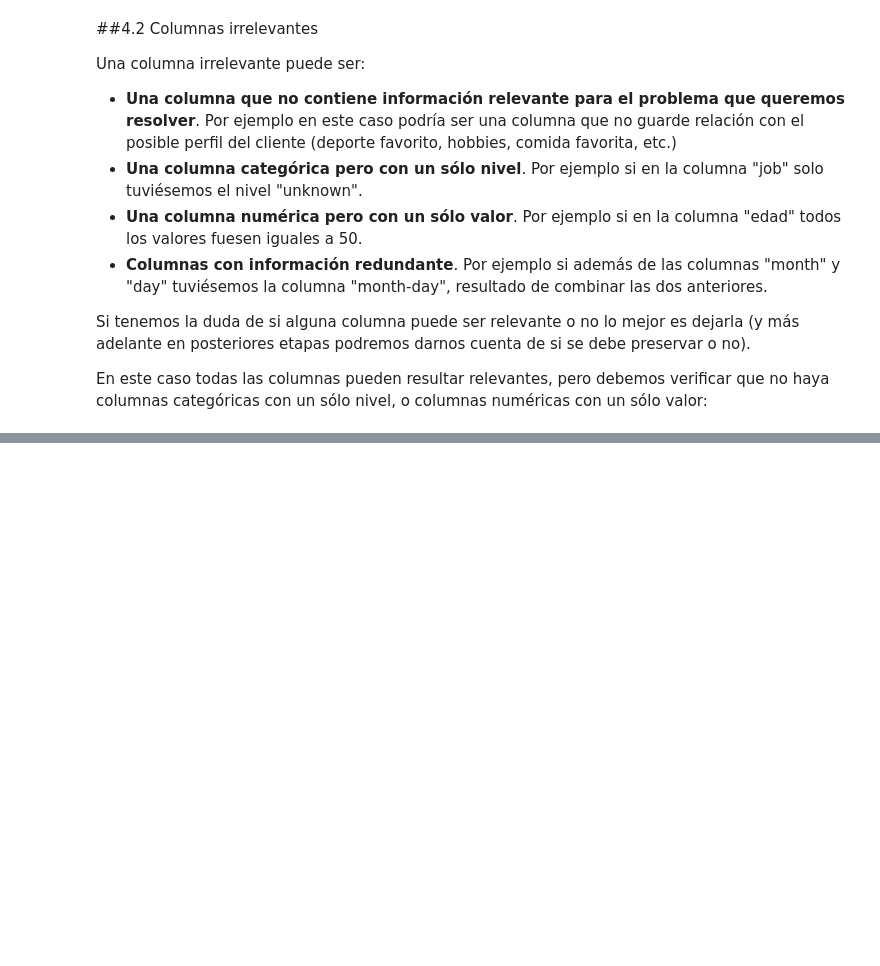
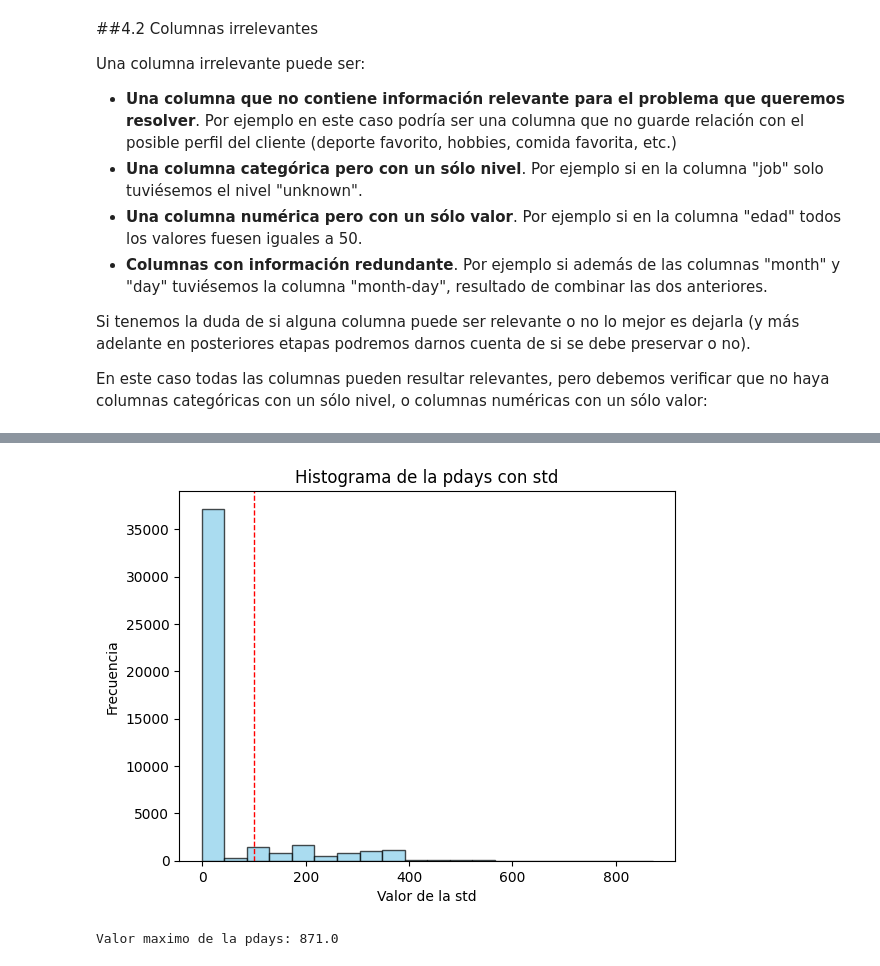
Before and after one commit to Dagnne/TalentoTechDag, a Jupyter notebook: Dagnne_Limpieza_datos.ipynb, the cells around one changed output, grey strips where cells are left out. Drawn from its saved outputs; the diff is of its cells as text; code cells hidden in the pictures; blank space fills up the shorter version.

```diff
--- a/Dagnne_Limpieza_datos.ipynb
+++ b/Dagnne_Limpieza_datos.ipynb
@@ -168,0 +168,22 @@ Columna y: 2 subniveles
+# %%
+# Graficar un histograma de la std del atriburo pdays
+plt.hist(data['pdays'], bins=20, color='skyblue', edgecolor='black', alpha=0.7)
+
+# Agregar una linea vertical para obtener la std
+plt.axvline(std, color='red', linestyle='dashed', linewidth=1) # Se reemplaza media por std seguido del comando "plt.axvline" para graficar la desviacion estandar y no la media
+
+# Etiquetas y titulo
+plt.xlabel('Valor de la std')
+plt.ylabel('Frecuencia')
+plt.title('Histograma de la pdays con std')
+
+# Mostrar la grafica
+plt.show()
+# %% [output]
+[figure, added]
+# %%
+# Calcula el valor maximo del atributo "pdays"
+max = data['pdays'].max()
+print("Valor maximo de la pdays:", max)
+# %% [output]
+Valor maximo de la pdays: 871.0
```
Also changed, not shown: parts of 16 cells of this notebook.
